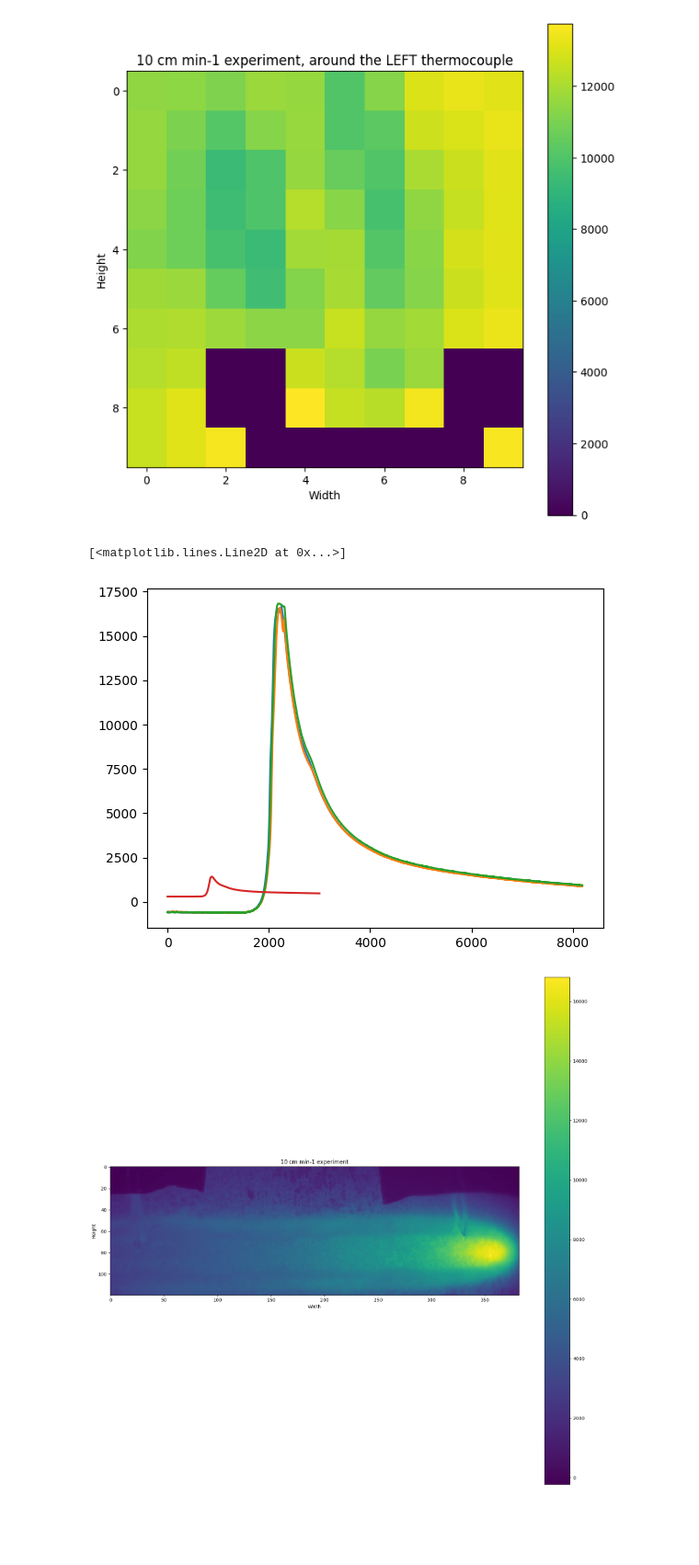
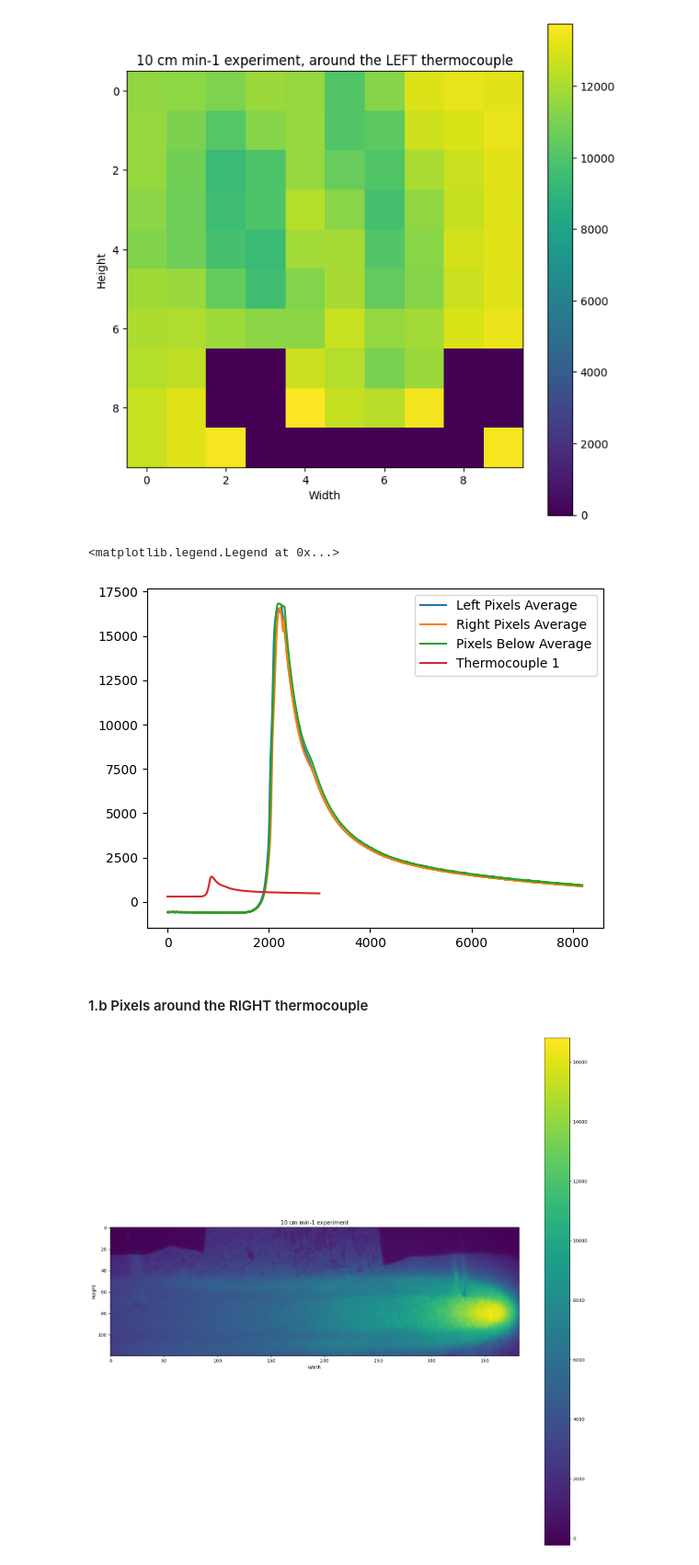
Before and after one commit to KaushalTimilsina/ResearchProject, a Jupyter notebook: Integration.ipynb, the cells around one changed output. Shown at 92% size. Cells and saved outputs as stored; diff of their text form; code cells hidden in the pictures; blank space fills up the shorter version.

```diff
--- a/Integration.ipynb
+++ b/Integration.ipynb
@@ -1093,13 +1114,16 @@ plt.show()
 [figure]
 # %%
 # Let's see what the values look like
-plt.plot(np.linspace(0,np.shape(Cam_data_10_cm_min_Left_tc_Left_px_mean)[0], np.shape(Cam_data_10_cm_min_Left_tc_Left_px_mean)[0]),Cam_data_10_cm_min_Left_tc_Left_px_mean)
-plt.plot(np.linspace(0,np.shape(Cam_data_10_cm_min_Left_tc_Right_px_mean)[0], np.shape(Cam_data_10_cm_min_Left_tc_Right_px_mean)[0]),Cam_data_10_cm_min_Left_tc_Right_px_mean)
-plt.plot(np.linspace(0,np.shape(Cam_data_10_cm_min_Left_tc_Below_px_mean)[0], np.shape(Cam_data_10_cm_min_Left_tc_Below_px_mean)[0]),Cam_data_10_cm_min_Left_tc_Below_px_mean)
-plt.plot(np.linspace(0,np.shape(T_couple1_10_cm_min)[0], np.shape(T_couple1_10_cm_min)[0]),T_couple1_10_cm_min)
+plt.plot(np.linspace(0,np.shape(Cam_data_10_cm_min_Left_tc_Left_px_mean)[0], np.shape(Cam_data_10_cm_min_Left_tc_Left_px_mean)[0]),Cam_data_10_cm_min_Left_tc_Left_px_mean, label='Left Pixels Average')
+plt.plot(np.linspace(0,np.shape(Cam_data_10_cm_min_Left_tc_Right_px_mean)[0], np.shape(Cam_data_10_cm_min_Left_tc_Right_px_mean)[0]),Cam_data_10_cm_min_Left_tc_Right_px_mean, label='Right Pixels Average')
+plt.plot(np.linspace(0,np.shape(Cam_data_10_cm_min_Left_tc_Below_px_mean)[0], np.shape(Cam_data_10_cm_min_Left_tc_Below_px_mean)[0]),Cam_data_10_cm_min_Left_tc_Below_px_mean, label='Pixels Below Average')
+plt.plot(np.linspace(0,np.shape(T_couple1_10_cm_min)[0], np.shape(T_couple1_10_cm_min)[0]),T_couple1_10_cm_min, label='Thermocouple 1')
+plt.legend()
 # %% [output]
-[<matplotlib.lines.Line2D at 0x...>]
+<matplotlib.legend.Legend at 0x...>
-[figure, old version]
+[figure, new version]
+# %% [markdown]
+#### 1.b Pixels around the RIGHT thermocouple
 # %%
 # Let's make a color plot of one frame of the data and see what it looks like when it is bright around the right thermocouple
 # Set the size of the figure
```
Also changed, not shown: parts of 92 cells of this notebook.
